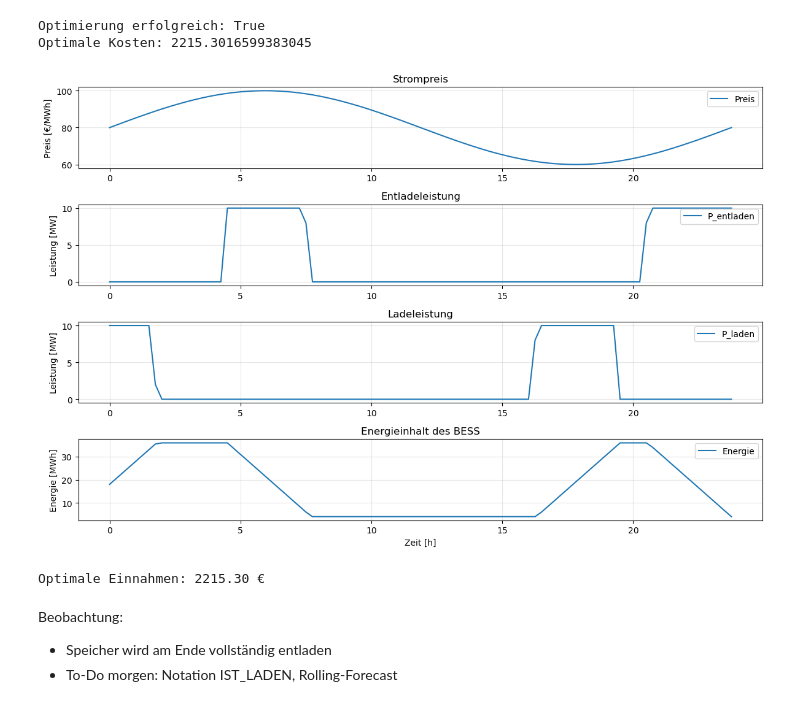
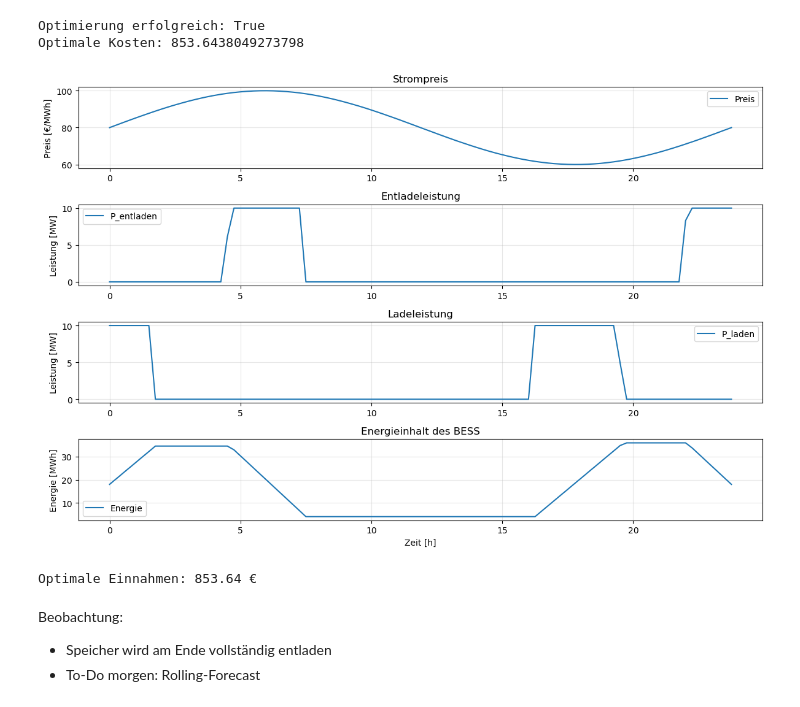
Before and after one commit to fefr3d/telis-intern, a Jupyter notebook: optimierungsmodel.ipynb, the cells around one changed output. Drawn from its saved outputs; the diff is of its cells as text; code cells hidden in the pictures.

```diff
--- a/optimierungsmodel.ipynb
+++ b/optimierungsmodel.ipynb
@@ -303,11 +366,11 @@ DT    = T/N
 # ca. 10-90% Ladezustand https://nenpower.com/blog/what-are-the-typical-capacities-of-commercial-battery-energy-storage-systems/?utm_source=chatgpt.com
 # 85-95% RT-Effizienz https://www.surgepv.com/glossary/round-trip-efficiency?utm_source=chatgpt.com
 
-# Sinusverlaufende Preise
+# Sinusförmige Preiskurve
 pi = 80 + 20 *np.sin(np.linspace(0, 2*np.pi, N))      # €/MWh
 
 # Problem formulieren
-problem = return_problem(pi_verkauf=pi, pi_kauf=pi, p_max=P_MAX, e_min=E_MIN, e_max=E_MAX, e0=E0, dt=DT)
+problem = return_problem(pi_verkauf=pi, pi_kauf=pi, p_max=P_MAX, e_min=E_MIN, e_max=E_MAX, e0=E0, dt=DT, eta=ETA)
 
 # Problem lösen
 result = solve_bess_milp(problem)
@@ -327,37 +390,37 @@ plt.legend()
 plt.grid(True, alpha=0.3)
 
 plt.subplot(4, 1, 2)
 plt.plot(t, result["P_discharge"], label="P_entladen")
 plt.ylabel("Leistung [MW]")
 plt.title("Entladeleistung")
 plt.legend()
 plt.grid(True, alpha=0.3)
 
 plt.subplot(4, 1, 3)
 plt.plot(t, result["P_charge"], label="P_laden")
 plt.ylabel("Leistung [MW]")
 plt.title("Ladeleistung")
 plt.legend()
 plt.grid(True, alpha=0.3)
 
 plt.subplot(4, 1, 4)
 plt.plot(t, result["E"], label="Energie")
 plt.ylabel("Energie [MWh]")
 plt.xlabel("Zeit [h]")
 plt.title("Energieinhalt des BESS")
 plt.legend()
 plt.grid(True, alpha=0.3)
 
 plt.tight_layout()
 plt.show()
 
 print(f"Optimale Einnahmen: {result['objective']:.2f} €")
 # %% [output]
 Optimierung erfolgreich: True
-Optimale Kosten: 2215.3016599383045
+Optimale Kosten: 853.6438049273798
-[figure, old version]
+[figure, new version]
-Optimale Einnahmen: 2215.30 €
+Optimale Einnahmen: 853.64 €
 # %% [markdown]
 Beobachtung:
 * Speicher wird am Ende vollständig entladen
-* To-Do morgen: Notation IST_LADEN, Rolling-Forecast
+* To-Do morgen: Rolling-Forecast
```
Also changed, not shown: parts of 2 cells of this notebook.
